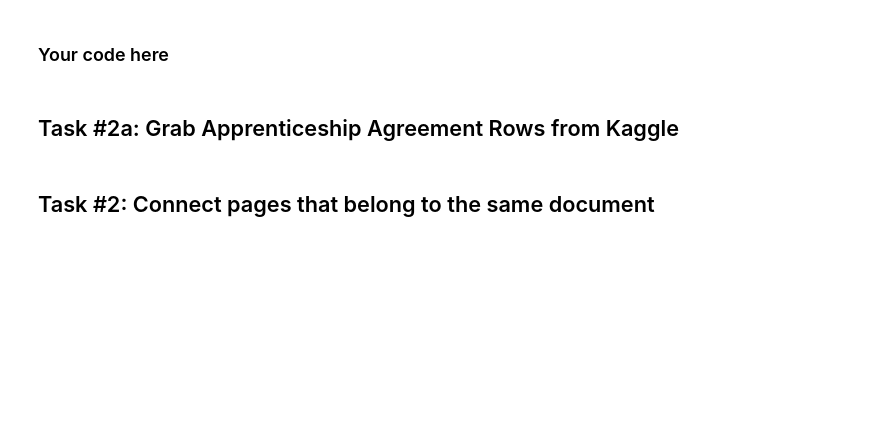
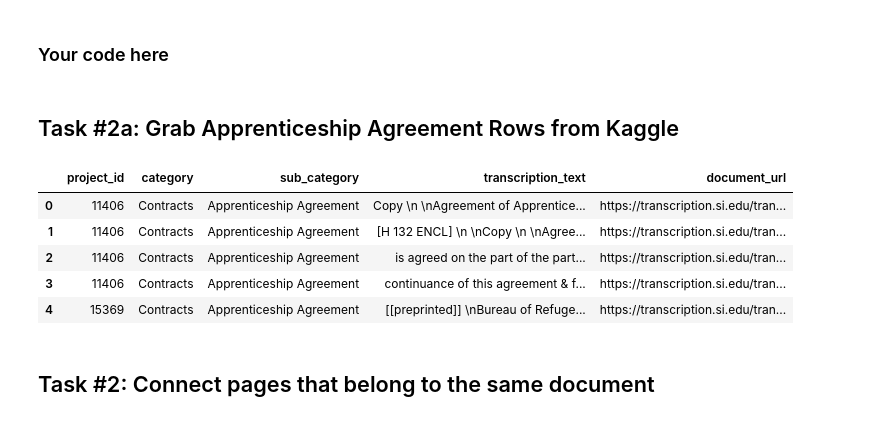
Before and after one commit to KeithGalli/historical-docs-analysis, a Jupyter notebook: analysis.ipynb, the cells around one changed output. Saved outputs shown, nothing was run; the diff lists cells and outputs as text; code cells hidden in the pictures; blank space fills up the shorter version.

```diff
--- a/analysis.ipynb
+++ b/analysis.ipynb
@@ -42,6 +129,27 @@ outputs = [
 ### Your code here
 # %% [markdown]
 ## Task #2a: Grab Apprenticeship Agreement Rows from Kaggle
+# %%
+import pandas as pd
+
+df = pd.read_csv("./data/contract-records.csv")
+df["transcription_text"] = df["transcription_text"].str.replace("_x000D_", " ")
+# %%
+import pandas as pd
+df.head()
+
+# Set the display options
+pd.set_option('display.max_colwidth', None)
+
+# FILEPATH: /Users/keithgalli/YouTube/code/historical-docs-analysis/analysis.ipynb
+df.head()
+# %% [output]
+|  | project_id | category | sub_category | transcription_text | document_url |
+| 0 | 11406 | Contracts | Apprenticeship Agreement | Copy \n \nAgreement of Apprentice... | https://transcription.si.edu/tran... |
+| 1 | 11406 | Contracts | Apprenticeship Agreement | [H 132 ENCL] \n \nCopy \n \nAgree... | https://transcription.si.edu/tran... |
+| 2 | 11406 | Contracts | Apprenticeship Agreement | is agreed on the part of the part... | https://transcription.si.edu/tran... |
+| 3 | 11406 | Contracts | Apprenticeship Agreement | continuance of this agreement & f... | https://transcription.si.edu/tran... |
+| 4 | 15369 | Contracts | Apprenticeship Agreement | [[preprinted]] \nBureau of Refuge... | https://transcription.si.edu/tran... |
 # %% [markdown]
 ## Task #2: Connect pages that belong to the same document
 # %% [markdown]
```
Also changed, not shown: parts of 17 cells of this notebook, 1 other file.
